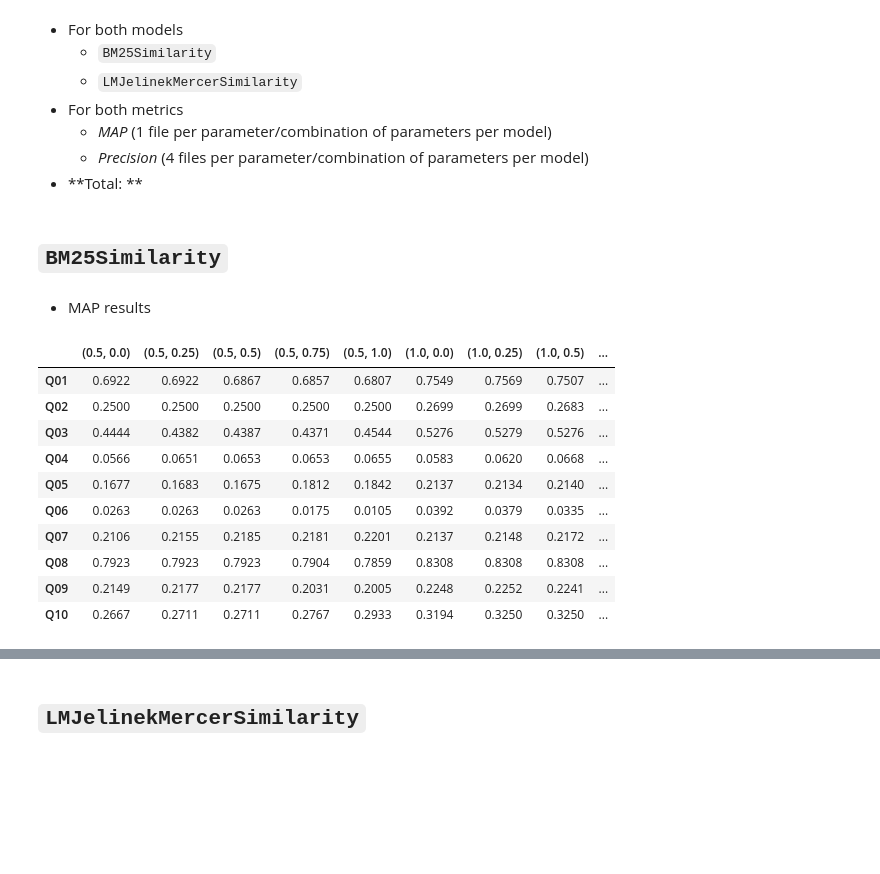
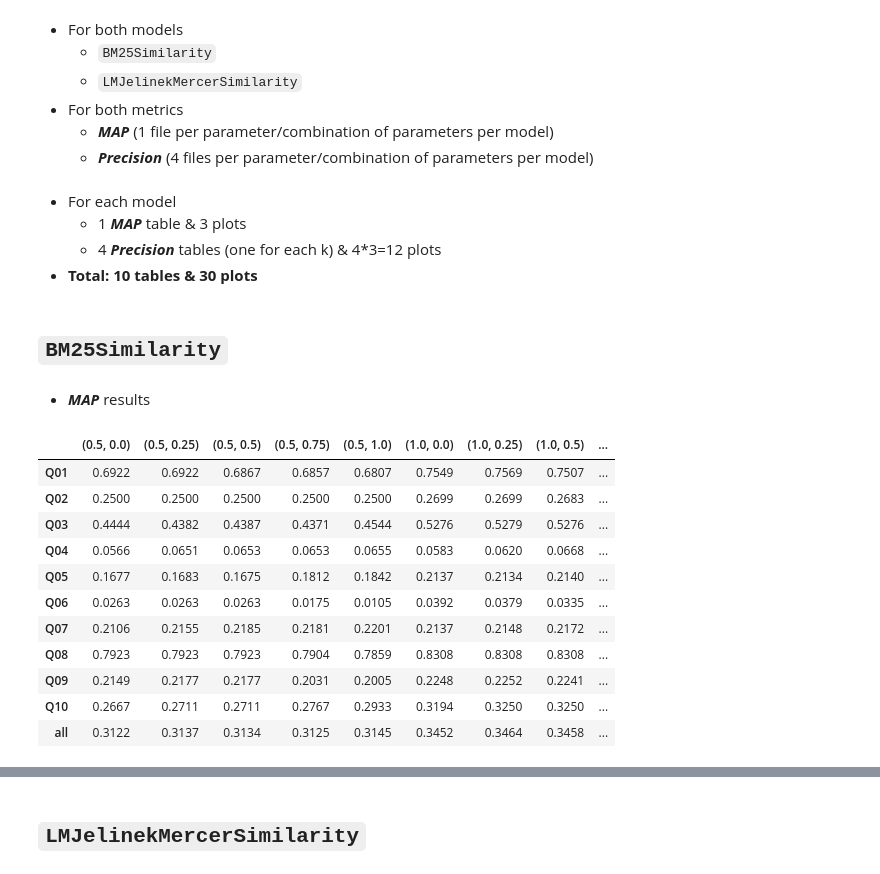
Before and after one commit to giorgosvlachos9/Information-Retrieval-Project, a Jupyter notebook: data_analysis/data_analysis.ipynb, the cells around one changed output, grey strips where cells are left out. Drawn from its saved outputs; the diff is of its cells as text; code cells hidden in the pictures; blank space fills up the shorter version.

Commit message:
Data analysis finished

```diff
--- a/data_analysis/data_analysis.ipynb
+++ b/data_analysis/data_analysis.ipynb
@@ -197 +92,18 @@ map_results_lmjm
+# %%
+# Function to load results from trec_eval output files
+def load_results(result_dir, metric, prefixes):
+    results = {}
+    for prefix in prefixes:
+        file = f'{result_dir}{prefix}_{metric}.txt'
+        with open(file) as f:
+            data = {}
+            for line in f:
+                parts = line.split()
+                # Check if the line is for a specific query or the "all" line
+                if parts[1].startswith("Q") or parts[1] == "all":
+                    query_id = parts[1]
+                    value = float(parts[2])
+                    data[query_id] = value
+            results[prefix] = data
+    return results
 # %% [markdown]
@@ -201,10 +113,14 @@ map_results_lmjm
     - `BM25Similarity`
     -  `LMJelinekMercerSimilarity`
 - For both metrics
-    - *MAP* (1 file per parameter/combination of parameters per model)
-    - *Precision* (4 files per parameter/combination of parameters per model)
-- **Total: **
+    - ***MAP*** (1 file per parameter/combination of parameters per model)
+    - ***Precision*** (4 files per parameter/combination of parameters per model)
+# %% [markdown]
+- For each model
+    - 1 ***MAP*** table & 3 plots
+    - 4 ***Precision*** tables (one for each k) & 4*3=12 plots
+- **Total: 10 tables & 30 plots**
 # %% [markdown]
 ## `BM25Similarity`
 # %% [markdown]
-- MAP results
+- ***MAP*** results
@@ -211,24 +132,17 @@ map_results_lmjm
 # %%
 df = pd.DataFrame(map_results_bm25)
-
-# Extract k1 and b values from existing column names
-new_column_names = []
-for col in df.columns:
-    k1_b = (col.split('_')[2], col.split('_')[4])  # Extract k1 and b values
-    new_column_names.append(k1_b)
-
-# Set new column names
-df.columns = new_column_names
+df.columns = df.columns.str.replace('BM25_k1_', '(').str.replace('_b_', ', ') + ')'
 df
 # %% [output]
 |  | (0.5, 0.0) | (0.5, 0.25) | (0.5, 0.5) | (0.5, 0.75) | (0.5, 1.0) | (1.0, 0.0) | (1.0, 0.25) | (1.0, 0.5) | ... |
 | Q01 | 0.6922 | 0.6922 | 0.6867 | 0.6857 | 0.6807 | 0.7549 | 0.7569 | 0.7507 | ... |
 | Q02 | 0.2500 | 0.2500 | 0.2500 | 0.2500 | 0.2500 | 0.2699 | 0.2699 | 0.2683 | ... |
 | Q03 | 0.4444 | 0.4382 | 0.4387 | 0.4371 | 0.4544 | 0.5276 | 0.5279 | 0.5276 | ... |
 | Q04 | 0.0566 | 0.0651 | 0.0653 | 0.0653 | 0.0655 | 0.0583 | 0.0620 | 0.0668 | ... |
 | Q05 | 0.1677 | 0.1683 | 0.1675 | 0.1812 | 0.1842 | 0.2137 | 0.2134 | 0.2140 | ... |
 | Q06 | 0.0263 | 0.0263 | 0.0263 | 0.0175 | 0.0105 | 0.0392 | 0.0379 | 0.0335 | ... |
 | Q07 | 0.2106 | 0.2155 | 0.2185 | 0.2181 | 0.2201 | 0.2137 | 0.2148 | 0.2172 | ... |
 | Q08 | 0.7923 | 0.7923 | 0.7923 | 0.7904 | 0.7859 | 0.8308 | 0.8308 | 0.8308 | ... |
 | Q09 | 0.2149 | 0.2177 | 0.2177 | 0.2031 | 0.2005 | 0.2248 | 0.2252 | 0.2241 | ... |
 | Q10 | 0.2667 | 0.2711 | 0.2711 | 0.2767 | 0.2933 | 0.3194 | 0.3250 | 0.3250 | ... |
+| all | 0.3122 | 0.3137 | 0.3134 | 0.3125 | 0.3145 | 0.3452 | 0.3464 | 0.3458 | ... |
```
Also changed, not shown: parts of 34 cells of this notebook, 30 other files.
